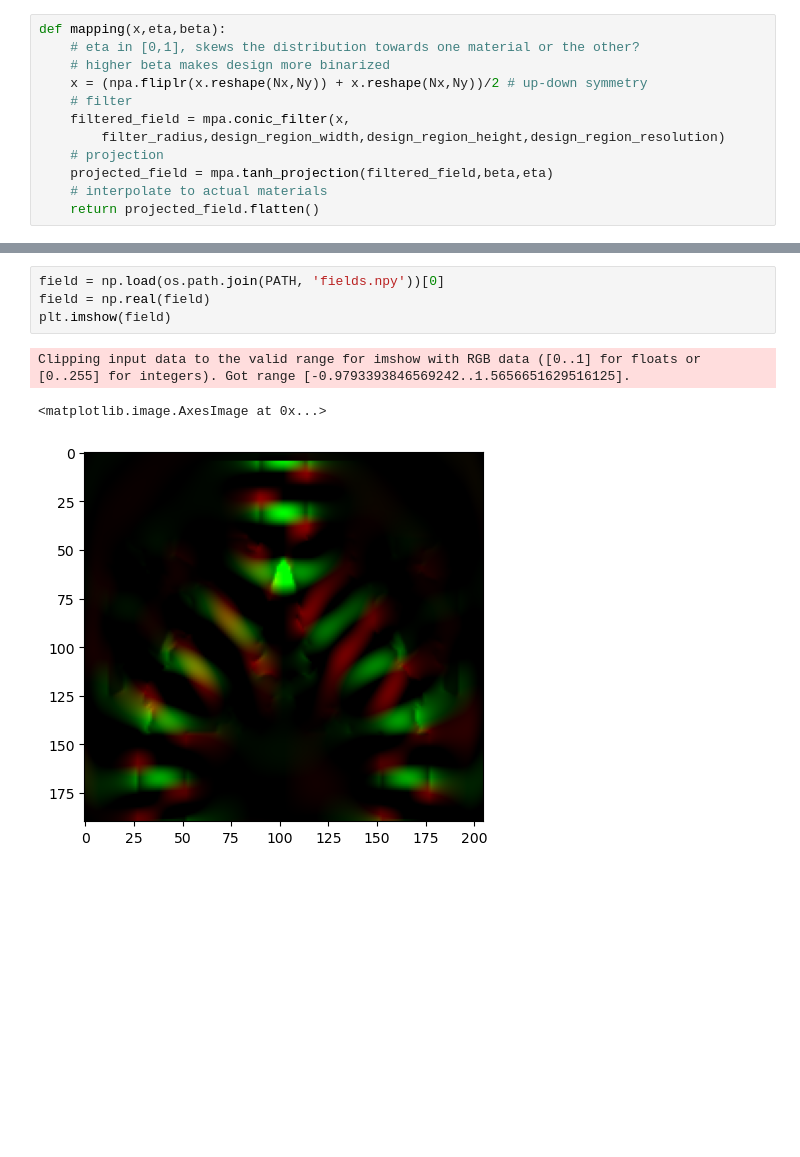
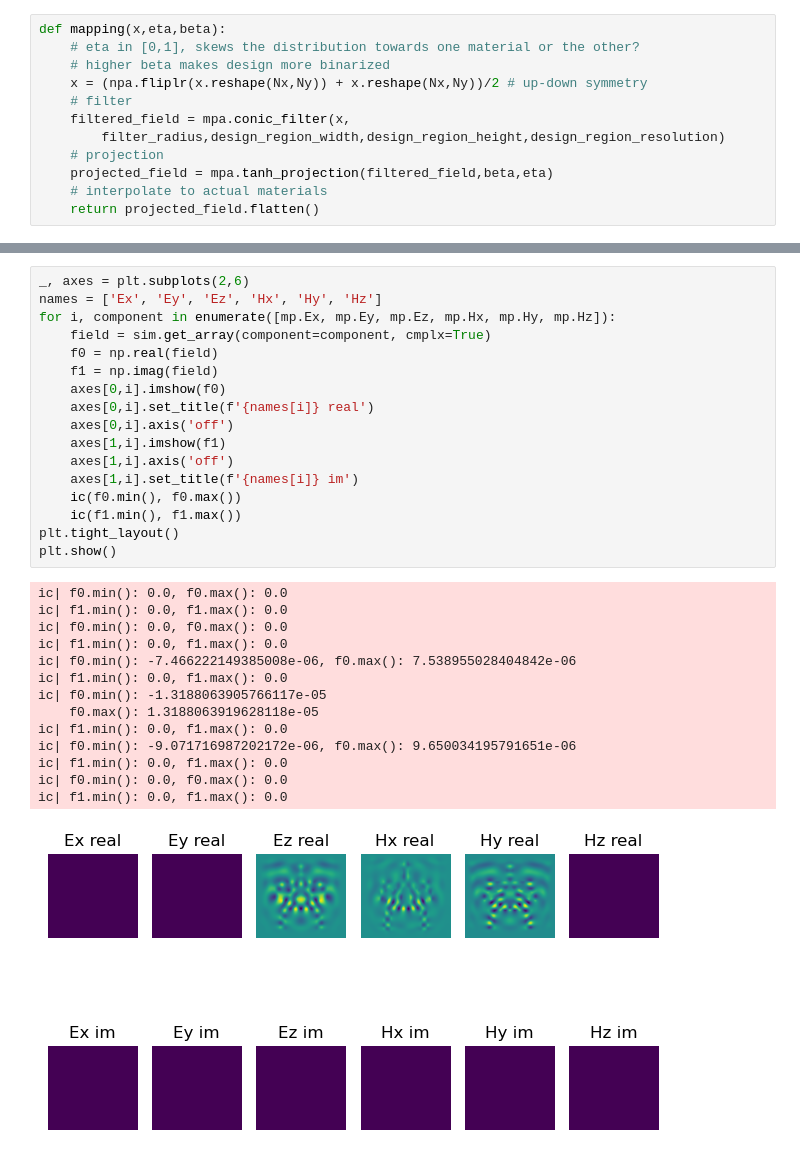
Before and after one commit to poutine-dejeuner/meepcon, a Jupyter notebook: Tutoral_3/match_lumerical_exp.ipynb, the cells around one changed output, grey strips where cells are left out. Saved outputs shown, nothing was run; the diff lists cells and outputs as text; blank space fills up the shorter version.

```diff
--- a/Tutoral_3/match_lumerical_exp.ipynb
+++ b/Tutoral_3/match_lumerical_exp.ipynb
@@ -386,8 +389,32 @@ ic| bordures: [94, 94, 63, 62]
-# %%
-field = np.load(os.path.join(PATH, 'fields.npy'))[0]
-field = np.real(field)
-plt.imshow(field)
-# %% [output]
-Clipping input data to the valid range for imshow with RGB data ([0..1] for floats or [0..255] for integers). Got range [-0.9793393846569242..1.5656651629516125].
-<matplotlib.image.AxesImage at 0x...>
-[figure, removed]
+# %%
+_, axes = plt.subplots(2,6)
+names = ['Ex', 'Ey', 'Ez', 'Hx', 'Hy', 'Hz']
+for i, component in enumerate([mp.Ex, mp.Ey, mp.Ez, mp.Hx, mp.Hy, mp.Hz]):
+    field = sim.get_array(component=component, cmplx=True)
+    f0 = np.real(field)
+    f1 = np.imag(field)
+    axes[0,i].imshow(f0)
+    axes[0,i].set_title(f'{names[i]} real')
+    axes[0,i].axis('off')
+    axes[1,i].imshow(f1)
+    axes[1,i].axis('off')
+    axes[1,i].set_title(f'{names[i]} im')
+    ic(f0.min(), f0.max())
+    ic(f1.min(), f1.max())
+plt.tight_layout()
+plt.show()
+# %% [output]
+ic| f0.min(): 0.0, f0.max(): 0.0
+ic| f1.min(): 0.0, f1.max(): 0.0
+ic| f0.min(): 0.0, f0.max(): 0.0
+ic| f1.min(): 0.0, f1.max(): 0.0
+ic| f0.min(): -7.466222149385008e-06, f0.max(): 7.538955028404842e-06
+ic| f1.min(): 0.0, f1.max(): 0.0
+ic| f0.min(): -1.3188063905766117e-05
+    f0.max(): 1.3188063919628118e-05
+ic| f1.min(): 0.0, f1.max(): 0.0
+ic| f0.min(): -9.071716987202172e-06, f0.max(): 9.650034195791651e-06
+ic| f1.min(): 0.0, f1.max(): 0.0
+ic| f0.min(): 0.0, f0.max(): 0.0
+ic| f1.min(): 0.0, f1.max(): 0.0
+[figure, added]
```
Also changed, not shown: parts of 13 cells of this notebook, 1 other file.
